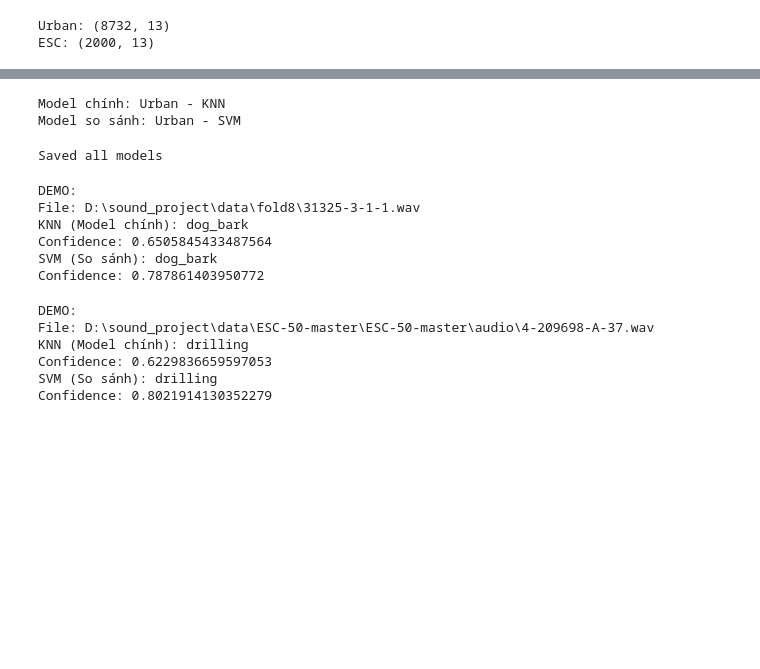
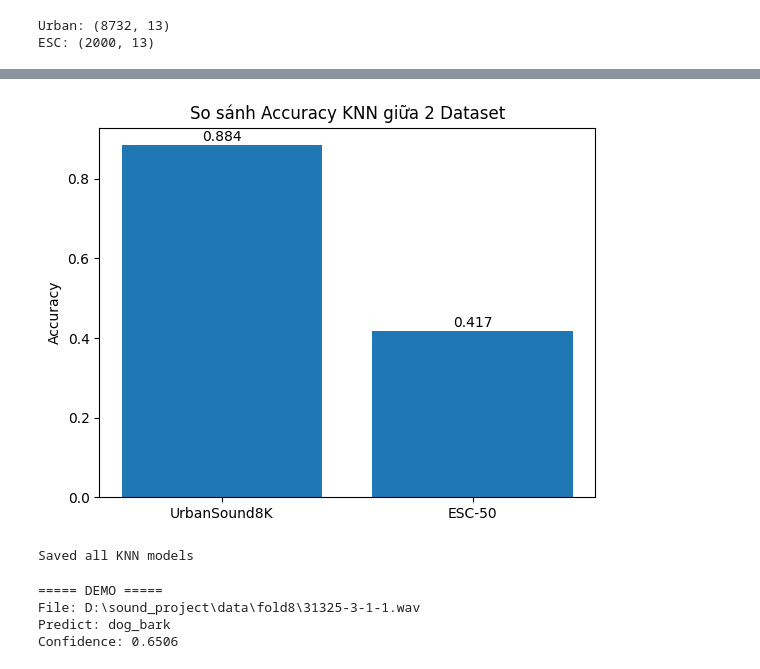
Before and after one commit to quyledinh217-collab/audio-ai, a Jupyter notebook: TrainKNNVer3.ipynb, the cells around one changed output, grey strips where cells are left out. Cells and saved outputs as stored; diff of their text form; code cells hidden in the pictures; blank space fills up the shorter version.

```diff
--- a/TrainKNNVer3.ipynb
+++ b/TrainKNNVer3.ipynb
@@ -128,6 +109,6 @@ def train_models(X, y, name):
 # %%
-urban_results, urban_scaler = train_models(X_urban, y_urban, "UrbanSound8K")
-esc_results, esc_scaler = train_models(X_esc, y_esc, "ESC-50")
+urban_model, urban_scaler, urban_acc = train_models(X_urban, y_urban, "UrbanSound8K")
+esc_model, esc_scaler, esc_acc = train_models(X_esc, y_esc, "ESC-50")
 # %% [output]
 ===== UrbanSound8K =====
 
@@ -213,28 +158,28 @@ Phân tích lỗi:
-# %%
-# ===== CHỌN MODEL CHÍNH (KNN) =====
-main_model = urban_results["KNN"][0]
-main_scaler = urban_scaler
-main_name = "Urban - KNN"
-
-# ===== MODEL SO SÁNH (SVM) =====
-svm_model = urban_results["SVM"][0]
-svm_scaler = urban_scaler
-
-print("Model chính:", main_name)
-print("Model so sánh:", "Urban - SVM")
-# %% [output]
-Model chính: Urban - KNN
-Model so sánh: Urban - SVM
-# %%
-# ===== SAVE MODEL CHÍNH (KNN) =====
-joblib.dump(main_model, "knn_model.pkl")
-joblib.dump(main_scaler, "knn_scaler.pkl")
-
-# ===== SAVE MODEL SO SÁNH (SVM) =====
-joblib.dump(svm_model, "svm_model.pkl")
-joblib.dump(svm_scaler, "svm_scaler.pkl")
-
-print("Saved all models")
-# %% [output]
-Saved all models
+# %%
+plt.figure()
+
+datasets = ["UrbanSound8K", "ESC-50"]
+accuracies = [urban_acc, esc_acc]
+
+plt.bar(datasets, accuracies)
+
+plt.title("So sánh Accuracy KNN giữa 2 Dataset")
+plt.ylabel("Accuracy")
+
+for i, v in enumerate(accuracies):
+    plt.text(i, v + 0.01, str(round(v, 3)), ha='center')
+
+plt.show()
+# %% [output]
+[figure, added]
+# %%
+joblib.dump(urban_model, "knn_urban_model.pkl")
+joblib.dump(urban_scaler, "knn_urban_scaler.pkl")
+
+joblib.dump(esc_model, "knn_esc_model.pkl")
+joblib.dump(esc_scaler, "knn_esc_scaler.pkl")
+
+print("Saved all KNN models")
+# %% [output]
+Saved all KNN models
 # %%
@@ -268,20 +203,8 @@ def demo(file_path):
 # %%
 file_test = r"D:\sound_project\data\fold8\31325-3-1-1.wav"
-demo(file_test)
+demo(file_test, urban_model, urban_scaler)
 # %% [output]
-DEMO:
+===== DEMO =====
 File: D:\sound_project\data\fold8\31325-3-1-1.wav
-KNN (Model chính): dog_bark
-Confidence: 0.6505845433487564
-SVM (So sánh): dog_bark
-Confidence: 0.787861403950772
+Predict: dog_bark
+Confidence: 0.6506
-# %%
-file_test = r"D:\sound_project\data\ESC-50-master\ESC-50-master\audio\4-209698-A-37.wav"
-demo(file_test)
-# %% [output]
-DEMO:
-File: D:\sound_project\data\ESC-50-master\ESC-50-master\audio\4-209698-A-37.wav
-KNN (Model chính): drilling
-Confidence: 0.6229836659597053
-SVM (So sánh): drilling
-Confidence: 0.8021914130352279
```
Also changed, not shown: parts of 10 cells of this notebook, 1 other file.
